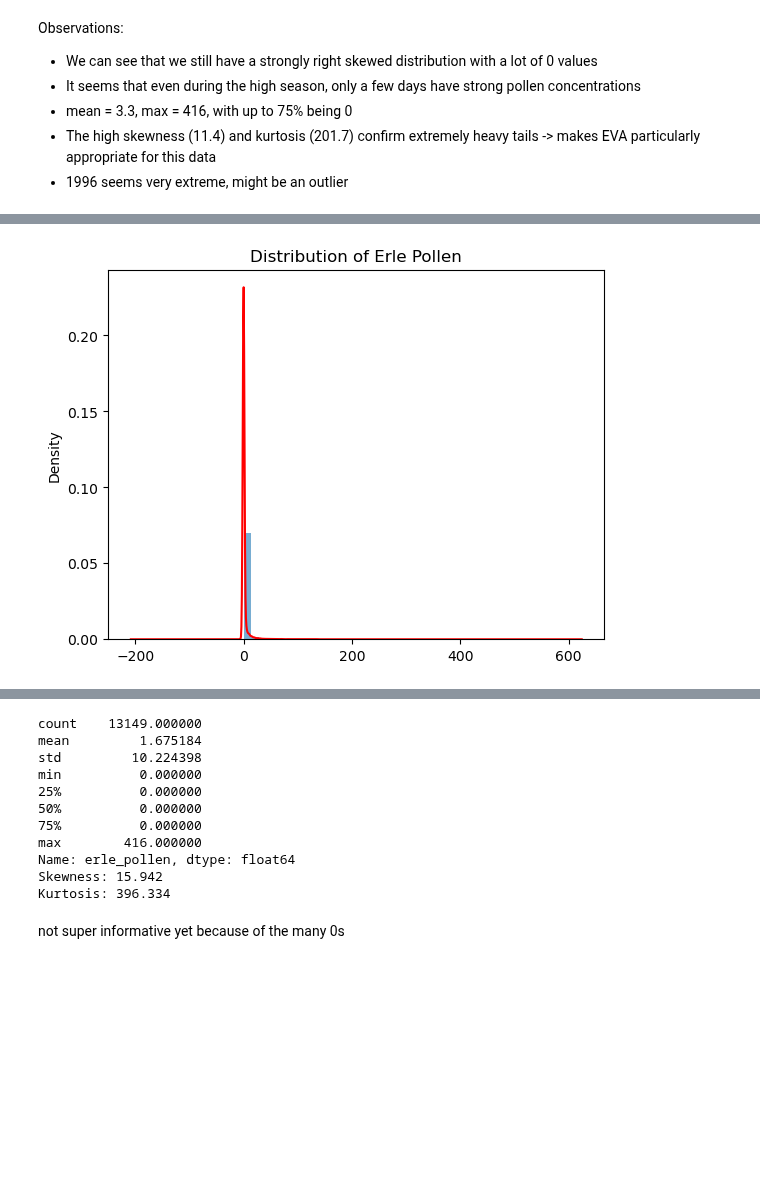
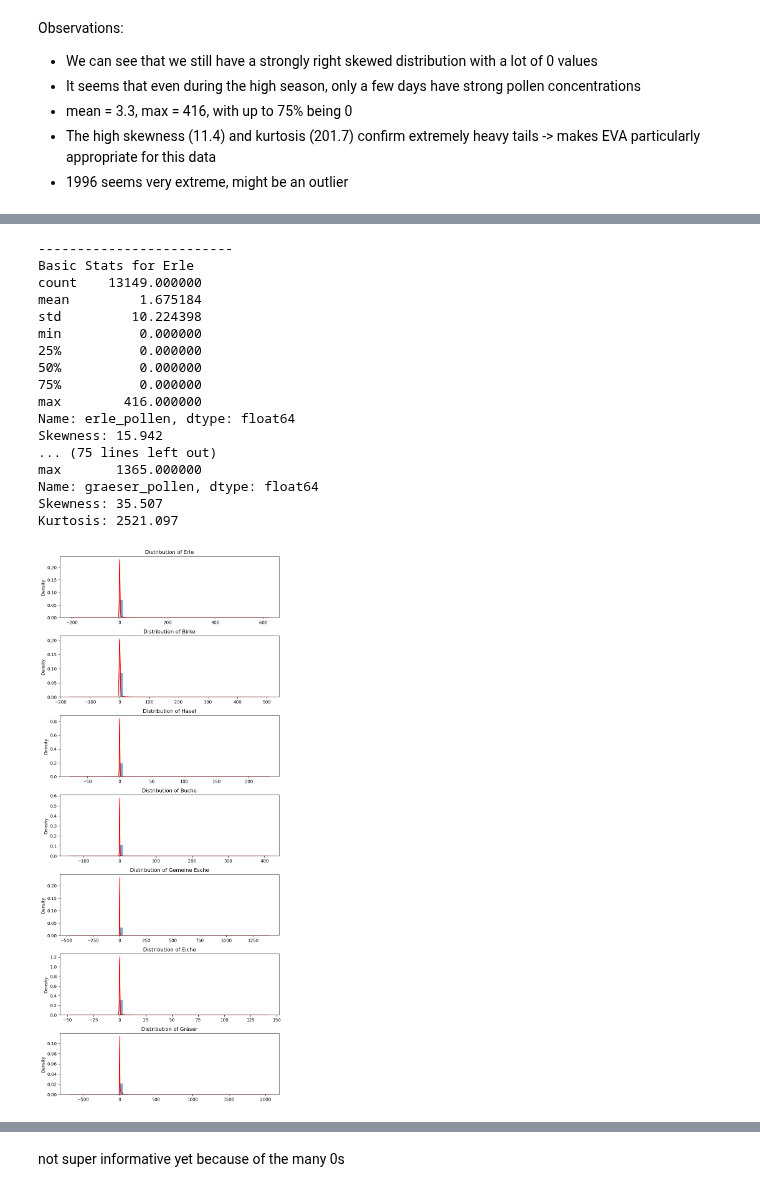
Before and after one commit to lnhrnndz/ESC403-Intro-to-Data-Science-Project, a Jupyter notebook: 04 Extreme Value Analysis.ipynb, the cells around one changed output, grey strips where cells are left out. Drawn from its saved outputs; the diff is of its cells as text; code cells hidden in the pictures; blank space fills up the shorter version.

```diff
--- a/04 Extreme Value Analysis.ipynb
+++ b/04 Extreme Value Analysis.ipynb
@@ -609,22 +1132,46 @@ Non-zero days: 1606 out of 6525 (24.6%)
 # %%
-# Histogram + KDE to get a feel for the distribution
-daily_erle.plot(kind="hist", bins=30, density=True, alpha=0.6, title="Distribution of Erle Pollen")
-daily_erle.plot(kind="kde", color="red")
+# Histogram + KDE for each pollen type
+fig, axes = plt.subplots(len(pollen_cols), 1, figsize=(8, 18))
+for i, col in enumerate(pollen_cols):
+    daily_pollen = df[col]
+    # Histogram
+    daily_pollen.plot(kind="hist", bins=30, density=True, alpha=0.6, ax=axes[i], title=f"Distribution of {pollen_names[i]}")
+    # KDE
+    daily_pollen.plot(kind="kde", color="red", ax=axes[i])
 
-fig, axes = plt.subplots(2, 1, figsize=(12, 8))
-
-df.boxplot(column="erle_pollen", by="season", ax=axes[0])
-axes[0].set_title("Boxplot grouped by season")
-
-daily_erle.rolling(window=365).mean().plot(ax=axes[1], title="365-day Rolling Mean")
+    # print basic stats
+    print('-------------------------')
+    print(f"Basic Stats for {pollen_names[i]}")
+    print(daily_pollen.describe())
+    print(f"Skewness: {daily_pollen.skew():.3f}")
+    print(f"Kurtosis: {daily_pollen.kurt():.3f}")
 
 plt.tight_layout()
 plt.show()
 
+# Rolling mean for each pollen type
+fig, axes = plt.subplots(len(pollen_cols), 1, figsize=(10, 18))
+for i, col in enumerate(pollen_cols):
+    df[col].rolling(window=365).mean().plot(ax=axes[i], title=f"{pollen_names[i]} (365-day Rolling Mean)")
 
-# basic stats
-print(daily_erle.describe())
-print(f"Skewness: {daily_erle.skew():.3f}")
-print(f"Kurtosis: {daily_erle.kurt():.3f}")
+plt.tight_layout()
+plt.show()
 # %% [output]
+-------------------------
+Basic Stats for Erle
+count    13149.000000
+mean         1.675184
+std         10.224398
+min          0.000000
+25%          0.000000
+50%          0.000000
+75%          0.000000
+max        416.000000
+Name: erle_pollen, dtype: float64
+Skewness: 15.942
+... (75 lines left out)
+max       1365.000000
+Name: graeser_pollen, dtype: float64
+Skewness: 35.507
+Kurtosis: 2521.097
-[figure, old version]
+[figure, new version]
@@ -632,14 +1179,3 @@ print(f"Kurtosis: {daily_erle.kurt():.3f}")
-count    13149.000000
-mean         1.675184
-std         10.224398
-min          0.000000
-25%          0.000000
-50%          0.000000
-75%          0.000000
-max        416.000000
-Name: erle_pollen, dtype: float64
-Skewness: 15.942
-Kurtosis: 396.334
 # %% [markdown]
 not super informative yet because of the many 0s
 # %%
```
Also changed, not shown: parts of 53 cells of this notebook, 1 other file.
